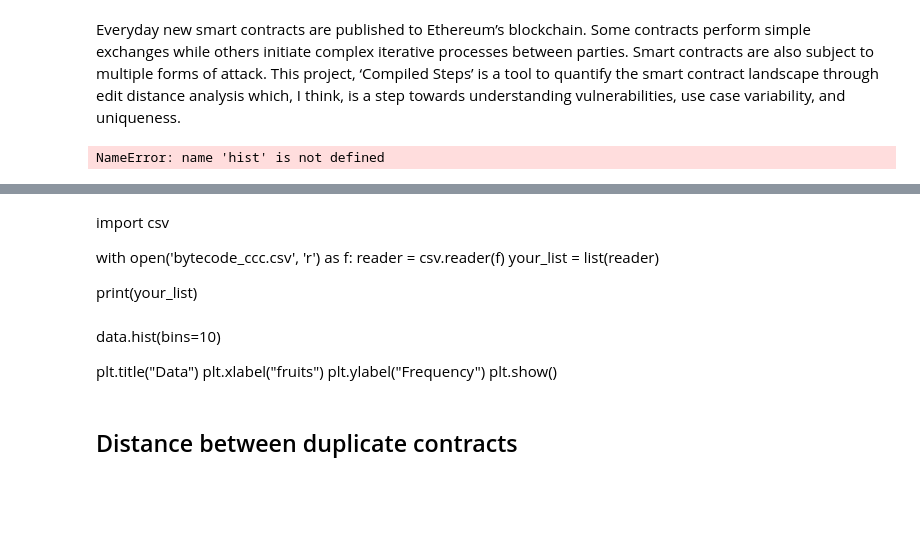
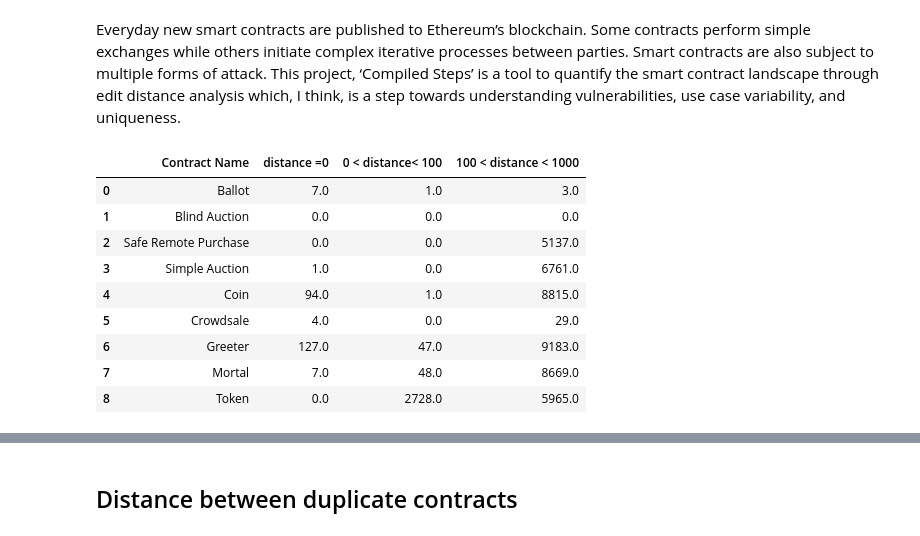
Before and after one commit to eamonpenland/block, a Jupyter notebook: Compiled_Steps_1.ipynb, the cells around one changed output, grey strips where cells are left out. Drawn from its saved outputs; the diff is of its cells as text; code cells hidden in the pictures; blank space fills up the shorter version.

```diff
--- a/Compiled_Steps_1.ipynb
+++ b/Compiled_Steps_1.ipynb
@@ -16,7 +16,15 @@ import time
 # %%
 data = pd.read_csv('Levdist_contracts_avail.csv' , quoting = 2)
 data
-hist.data()
 # %% [output]
-NameError: name 'hist' is not defined
+|  | Contract Name | distance =0 | 0 < distance< 100 | 100 < distance < 1000 |
+| 0 | Ballot | 7.0 | 1.0 | 3.0 |
+| 1 | Blind Auction | 0.0 | 0.0 | 0.0 |
+| 2 | Safe Remote Purchase | 0.0 | 0.0 | 5137.0 |
+| 3 | Simple Auction | 1.0 | 0.0 | 6761.0 |
+| 4 | Coin | 94.0 | 1.0 | 8815.0 |
+| 5 | Crowdsale | 4.0 | 0.0 | 29.0 |
+| 6 | Greeter | 127.0 | 47.0 | 9183.0 |
+| 7 | Mortal | 7.0 | 48.0 | 8669.0 |
+| 8 | Token | 0.0 | 2728.0 | 5965.0 |
 # %%
@@ -46,19 +53,4 @@ print(cccdata.values)
  ['60806040526040805190810160405280601381526020017f576f726c645065616365476f6e67546f6b656e00000000000000000000000000815250600390805190602001906200005192919062000276565b506040805190810160405280600481526 ...
  ['60806040526000600e553480156200001657600080fd5b50336000806101000a81548173ffffffffffffffffffffffffffffffffffffffff021916908373ffffffffffffffffffffffffffffffffffffffff1602179055506000809054906101000a9 ...
  ['60806040526000600560006101000a81548160ff02191690831515021790555034801561002b57600080fd5b5033600160006101000a81548173ffffffffffffffffffffffffffffffffffffffff021916908373fffffffffffffffffffffffffffff ...
-# %% [markdown]
-import csv
-
-with open('bytecode_ccc.csv', 'r') as f:
-  reader = csv.reader(f)
-  your_list = list(reader)
-
-print(your_list)
-# %% [markdown]
-data.hist(bins=10)
-
-plt.title("Data")
-plt.xlabel("fruits")
-plt.ylabel("Frequency")
-plt.show()
 # %%
```
Also changed, not shown: parts of 5 cells of this notebook, 3 other files.
